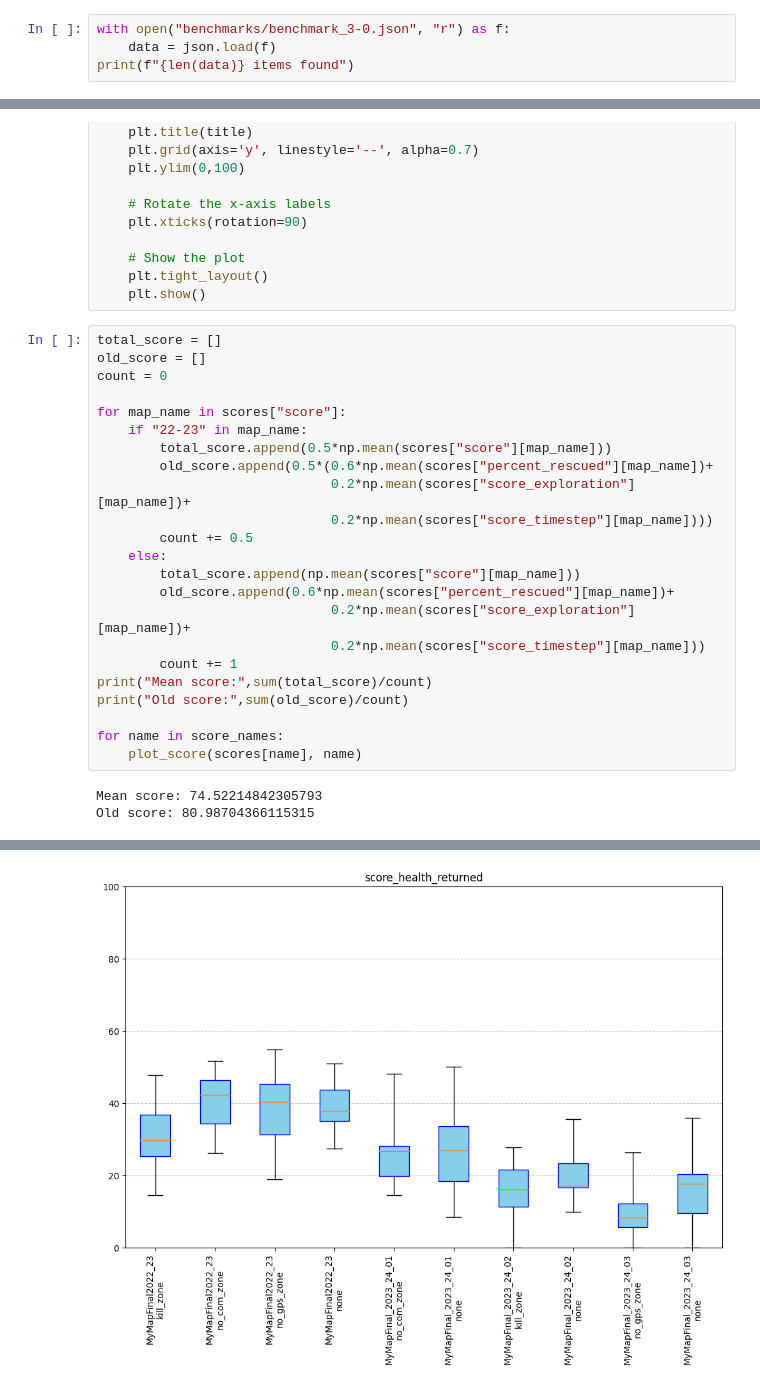
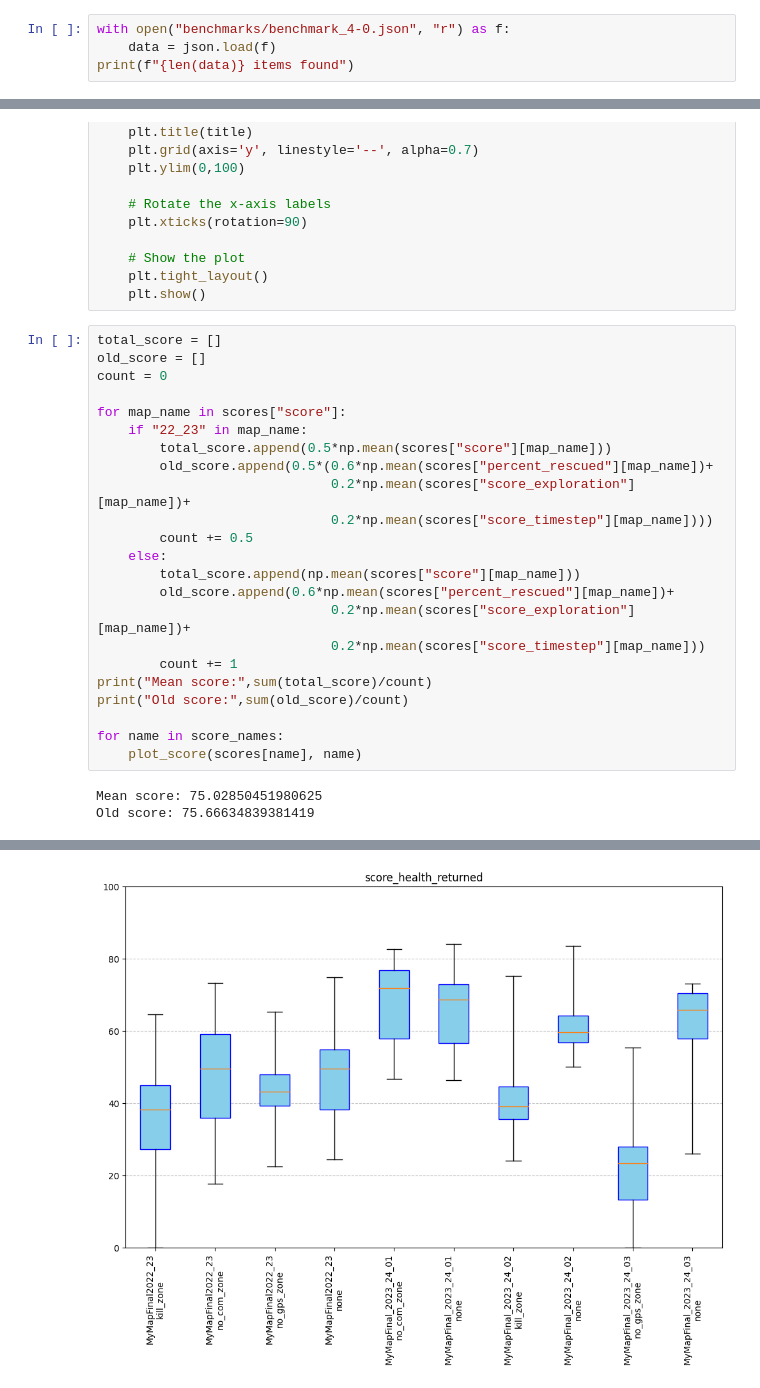
Before and after one commit to Etyl/swarm-rescue, a Jupyter notebook: benchmarking/analysis_benchmark.ipynb, the cells around one changed output, grey strips where cells are left out. Cells and saved outputs as stored; diff of their text form.

Commit message:
doc: new benchmark_4-0

```diff
--- a/benchmarking/analysis_benchmark.ipynb
+++ b/benchmarking/analysis_benchmark.ipynb
@@ -4,7 +4,7 @@ import numpy as np
 import matplotlib.pyplot as plt
 from spg_overlay.utils.constants import DRONE_INITIAL_HEALTH
 # %%
-with open("benchmarks/benchmark_3-0.json", "r") as f:
+with open("benchmarks/benchmark_4-0.json", "r") as f:
     data = json.load(f)
 print(f"{len(data)} items found")
 # %% [output]
@@ -65,7 +65,7 @@ old_score = []
 count = 0
 
 for map_name in scores["score"]:
-    if "22-23" in map_name:
+    if "22_23" in map_name:
         total_score.append(0.5*np.mean(scores["score"][map_name]))
         old_score.append(0.5*(0.6*np.mean(scores["percent_rescued"][map_name])+
                               0.2*np.mean(scores["score_exploration"][map_name])+
@@ -83,5 +83,5 @@ print("Old score:",sum(old_score)/count)
 for name in score_names:
     plot_score(scores[name], name)
 # %% [output]
-Mean score: 74.52214842305793
-Old score: 80.98704366115315
+Mean score: 75.02850451980625
+Old score: 75.66634839381419
@@ -91 +91 @@ Old score: 80.98704366115315
-[figure, old version]
+[figure, new version]
```
Also changed, not shown: parts of 2 cells of this notebook, 2 other files.
